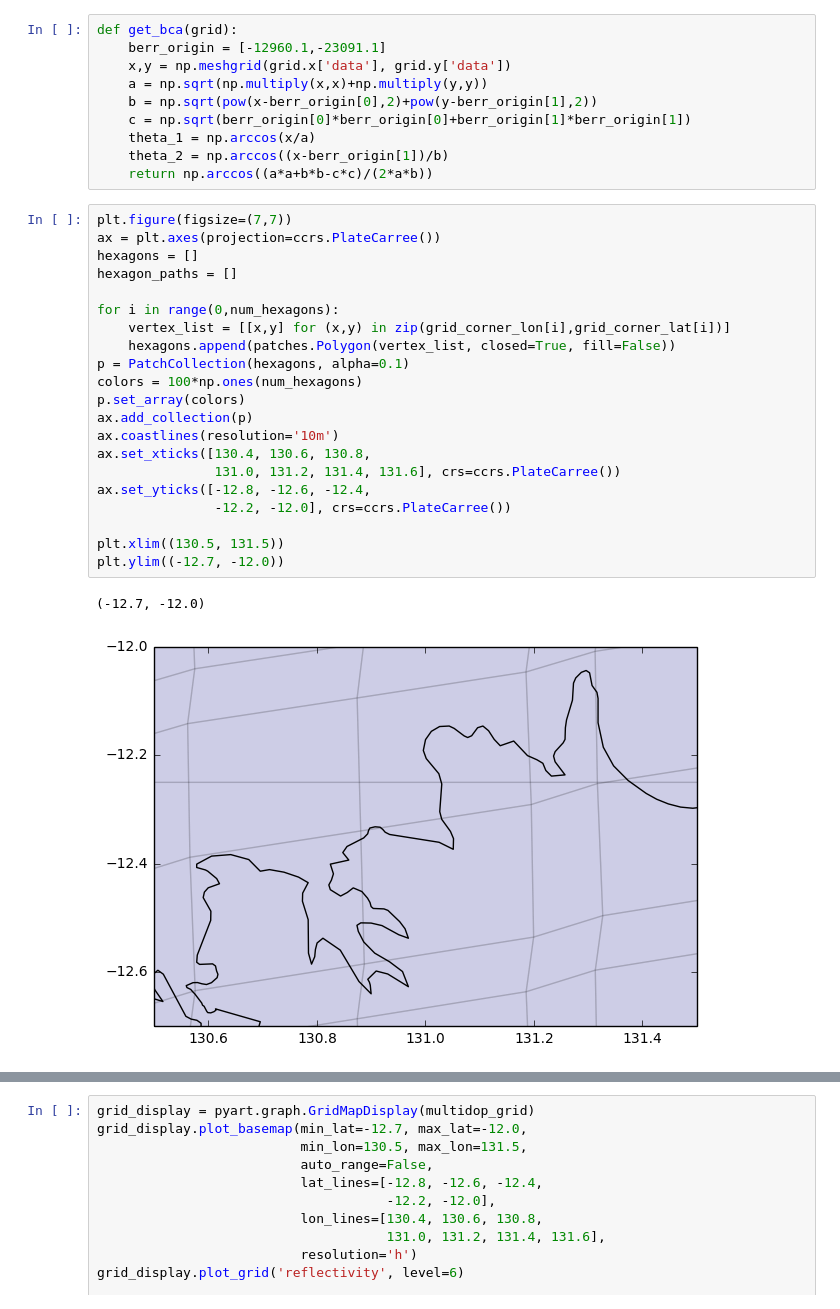
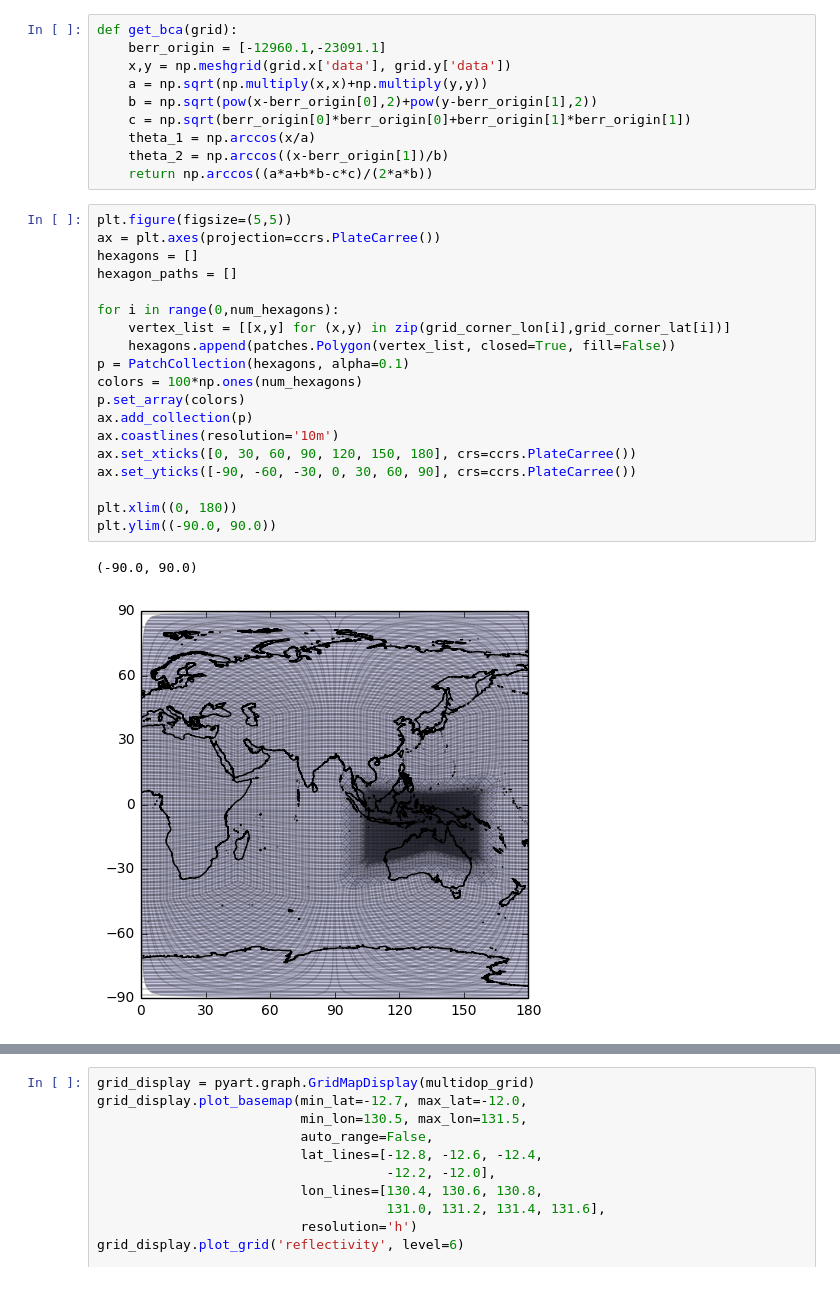
Before and after one commit to rcjackson/cmdv-rrm-anl, a Jupyter notebook: notebooks/RRM aggregate.ipynb, the cells around one changed output, grey strips where cells are left out. Cells and saved outputs as stored; diff of their text form.

```diff
--- a/notebooks/RRM aggregate.ipynb
+++ b/notebooks/RRM aggregate.ipynb
@@ -62,26 +80,24 @@ def get_bca(grid):
     theta_2 = np.arccos((x-berr_origin[1])/b)
     return np.arccos((a*a+b*b-c*c)/(2*a*b))
 # %%
-plt.figure(figsize=(7,7))
+plt.figure(figsize=(5,5))
 ax = plt.axes(projection=ccrs.PlateCarree())
 hexagons = []
 hexagon_paths = []
 
 for i in range(0,num_hexagons):
     vertex_list = [[x,y] for (x,y) in zip(grid_corner_lon[i],grid_corner_lat[i])]
     hexagons.append(patches.Polygon(vertex_list, closed=True, fill=False))
 p = PatchCollection(hexagons, alpha=0.1)
 colors = 100*np.ones(num_hexagons)
 p.set_array(colors)
 ax.add_collection(p)
 ax.coastlines(resolution='10m')
-ax.set_xticks([130.4, 130.6, 130.8,
-               131.0, 131.2, 131.4, 131.6], crs=ccrs.PlateCarree())
-ax.set_yticks([-12.8, -12.6, -12.4,
-               -12.2, -12.0], crs=ccrs.PlateCarree())
+ax.set_xticks([0, 30, 60, 90, 120, 150, 180], crs=ccrs.PlateCarree())
+ax.set_yticks([-90, -60, -30, 0, 30, 60, 90], crs=ccrs.PlateCarree())
 
-plt.xlim((130.5, 131.5))
-plt.ylim((-12.7, -12.0))
+plt.xlim((0, 180))
+plt.ylim((-90.0, 90.0))
 # %% [output]
-(-12.7, -12.0)
+(-90.0, 90.0)
-[figure, old version]
+[figure, new version]
```
Also changed, not shown: parts of 16 cells of this notebook, 58 other files.
